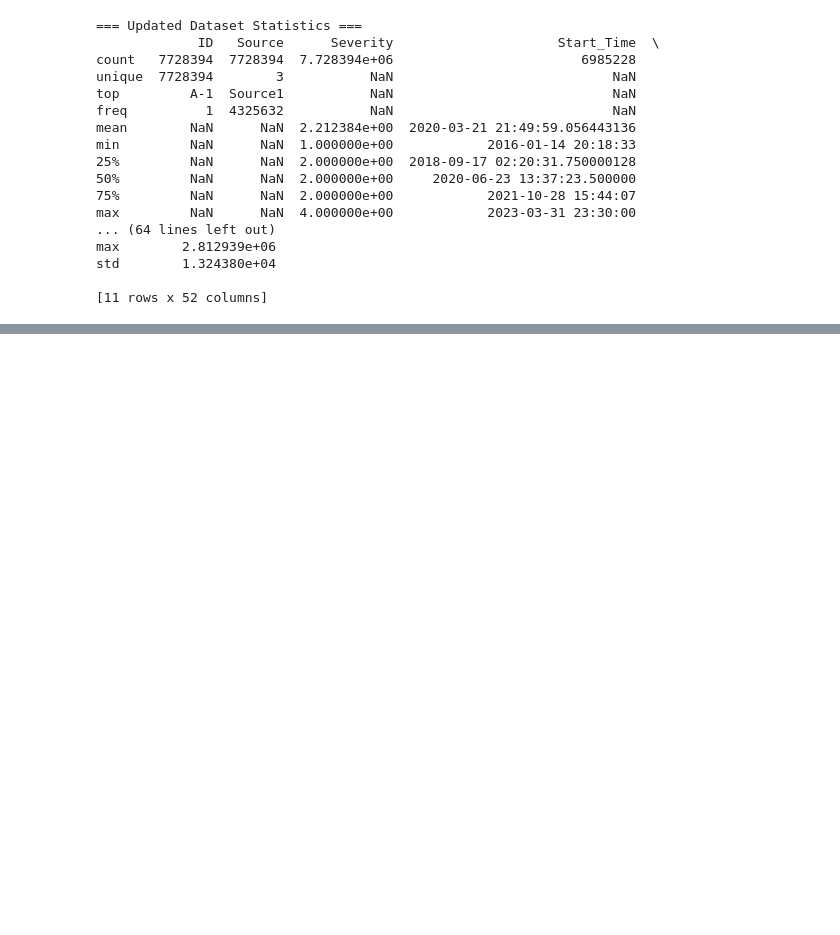
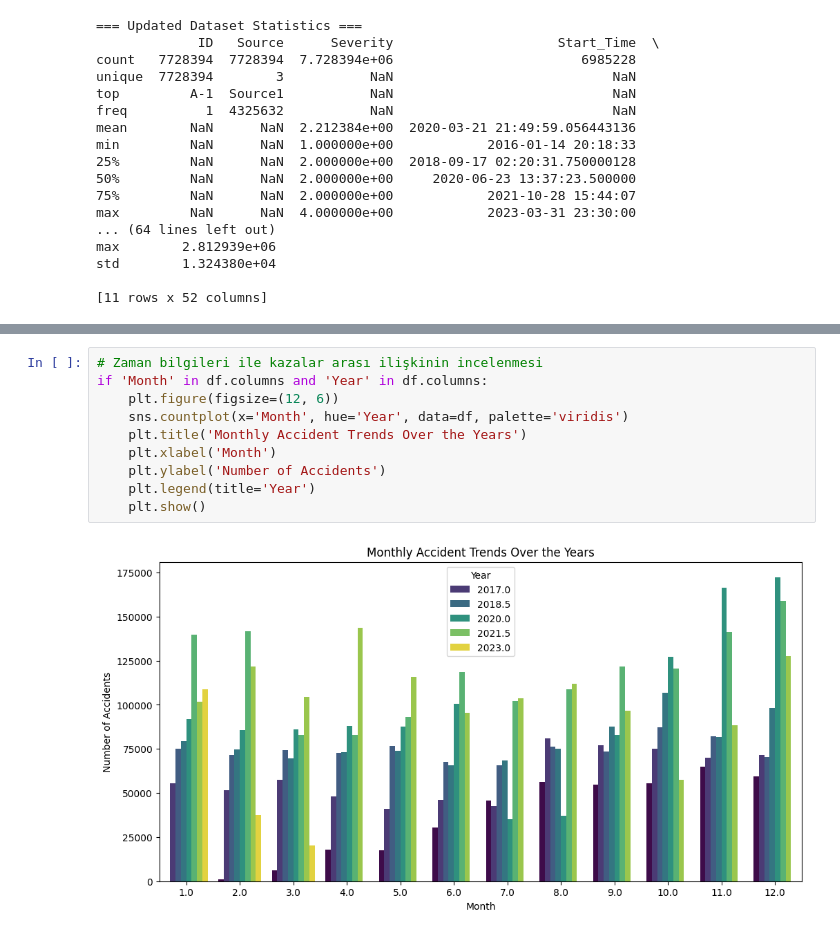
Before and after one commit to burakbasher/team12-Accident-Probability, a Jupyter notebook: DataMining.ipynb, the cells around one changed output, grey strips where cells are left out. Saved outputs shown, nothing was run; the diff lists cells and outputs as text; blank space fills up the shorter version.

```diff
--- a/DataMining.ipynb
+++ b/DataMining.ipynb
@@ -429,0 +448,12 @@ std        1.324380e+04
+# %%
+# Zaman bilgileri ile kazalar arası ilişkinin incelenmesi
+if 'Month' in df.columns and 'Year' in df.columns:
+    plt.figure(figsize=(12, 6))
+    sns.countplot(x='Month', hue='Year', data=df, palette='viridis')
+    plt.title('Monthly Accident Trends Over the Years')
+    plt.xlabel('Month')
+    plt.ylabel('Number of Accidents')
+    plt.legend(title='Year')
+    plt.show()
+# %% [output]
+[figure, added]
```
Also changed, not shown: parts of 10 cells of this notebook.
